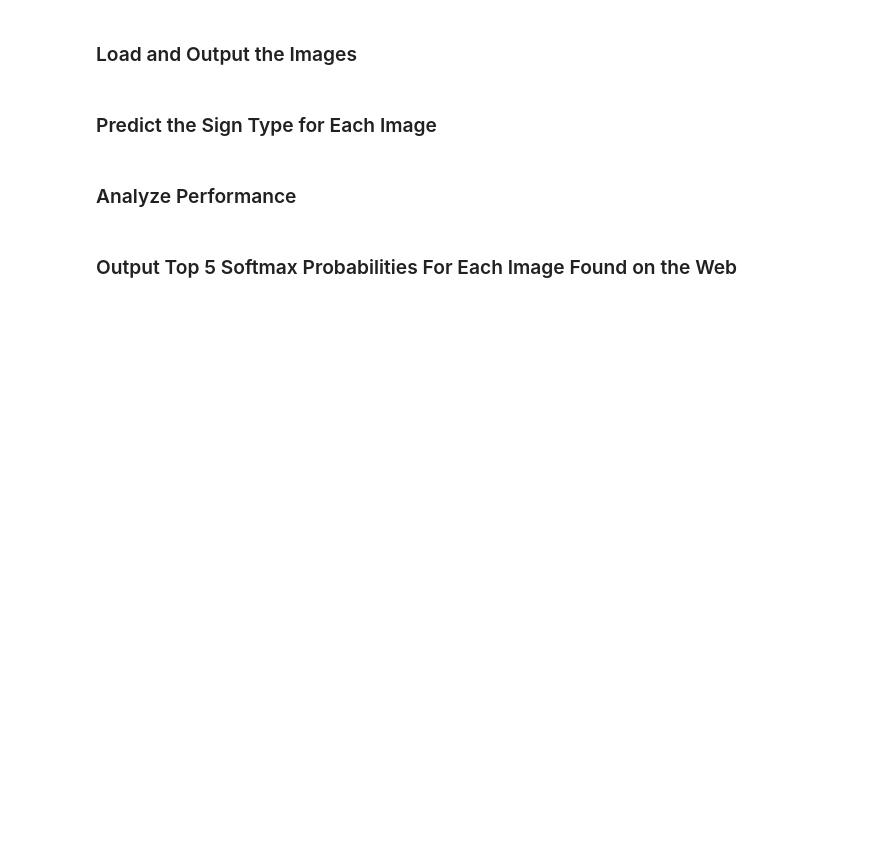
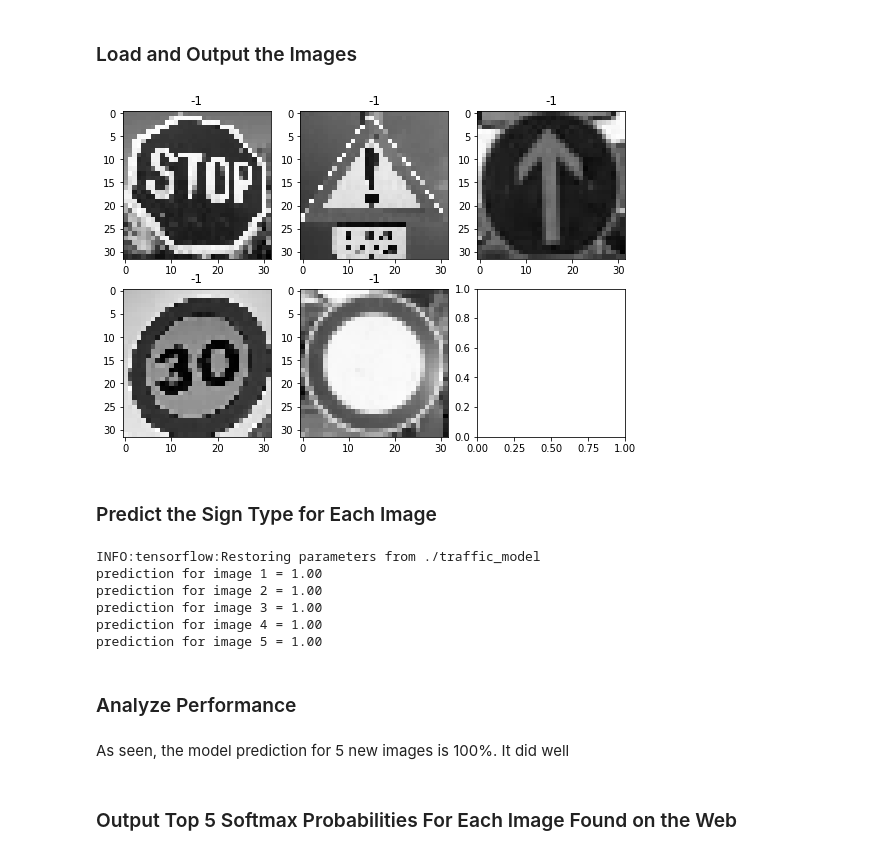
Before and after one commit to roy-wang-py/trafficSignClassifier, a Jupyter notebook: Traffic_Sign_Classifier.ipynb, the cells around one changed output. Drawn from its saved outputs; the diff is of its cells as text; code cells hidden in the pictures; blank space fills up the shorter version.

```diff
--- a/Traffic_Sign_Classifier.ipynb
+++ b/Traffic_Sign_Classifier.ipynb
@@ -454,0 +727,34 @@ You may find `signnames.csv` useful as it contains mappings from the class id (i
+# %%
+### Load the images and plot them here.
+### Feel free to use as many code cells as needed.
+import cv2
+import os
+test_imgs = os.listdir("./test-imgs/")
+
+test_imgs_data_resize = []
+test_imgs_data = []
+test_imgs_label = []
+
+#resize images
+for img in test_imgs:
+    #read img
+    img_data = cv2.imread("./test-imgs/"+img)
+
+    #resize to 32x32
+    resize_img = cv2.resize(img_data,(32, 32))
+
+    test_imgs_data_resize.append(np.array(resize_img))
+    test_imgs_label.append(-1)
+
+#normalize images
+test_imgs_data = img_norimalize(np.array(test_imgs_data_resize))
+
+
+test_imgs_show = []
+for i in range(len(test_imgs)):
+    test_imgs_show.append(test_imgs_data[i].squeeze())
+
+#show imgs
+show_images(test_imgs_show, test_imgs_label, 2, 3)
+# %% [output]
+[figure, added]
@@ -458,11 +767,32 @@ You may find `signnames.csv` useful as it contains mappings from the class id (i
 ### Run the predictions here and use the model to output the prediction for each image.
 ### Make sure to pre-process the images with the same pre-processing pipeline used earlier.
 ### Feel free to use as many code cells as needed.
+
+with tf.Session() as sess:
+    sess.run(tf.global_variables_initializer())
+    saver3 = tf.train.import_meta_graph('./traffic_model.meta')
+    saver3.restore(sess, "./traffic_model")
+
+    # test accuracy of each image
+    for i in range(len(test_imgs_data)):
+        img = [test_imgs_data[i]]
+        label = [test_imgs_label[i]]
+        accuracy = evaluate(img, label)
+        print("prediction for image {} = {:.2f}".format(i+1, accuracy))
+# %% [output]
+INFO:tensorflow:Restoring parameters from ./traffic_model
+prediction for image 1 = 1.00
+prediction for image 2 = 1.00
+prediction for image 3 = 1.00
+prediction for image 4 = 1.00
+prediction for image 5 = 1.00
 # %% [markdown]
 ### Analyze Performance
 # %%
 ### Calculate the accuracy for these 5 new images.
 ### For example, if the model predicted 1 out of 5 signs correctly, it's 20% accurate on these new images.
+# %% [markdown]
+As seen, the model prediction for 5 new images is 100%. It did well
 # %% [markdown]
 ### Output Top 5 Softmax Probabilities For Each Image Found on the Web
 # %% [markdown]
```
Also changed, not shown: parts of 38 cells of this notebook, 8 other files.
